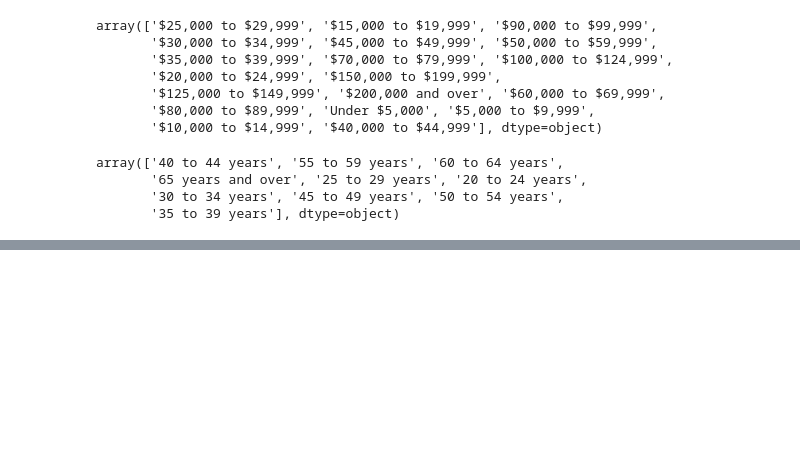
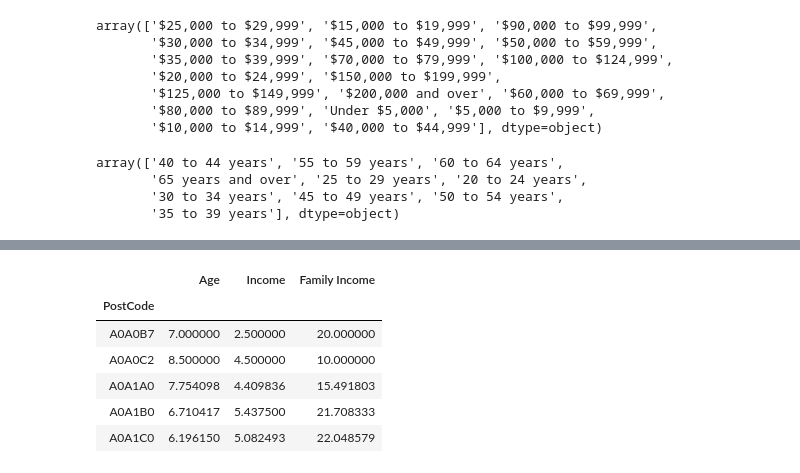
Before and after one commit to superyang713/Synthetic_Data_Generation, a Jupyter notebook: demographics_data_preprocessing_1.ipynb, the cells around one changed output, grey strips where cells are left out. Saved outputs shown, nothing was run; the diff lists cells and outputs as text; code cells hidden in the pictures; blank space fills up the shorter version.

```diff
--- a/demographics_data_preprocessing_1.ipynb
+++ b/demographics_data_preprocessing_1.ipynb
@@ -334,0 +398,10 @@ ordered_age = {
+# %%
+df_ordinal_agg.head()
+# %% [output]
+|  | Age | Income | Family Income |
+| PostCode |  |  |  |
+| A0A0B7 | 7.000000 | 2.500000 | 20.000000 |
+| A0A0C2 | 8.500000 | 4.500000 | 10.000000 |
+| A0A1A0 | 7.754098 | 4.409836 | 15.491803 |
+| A0A1B0 | 6.710417 | 5.437500 | 21.708333 |
+| A0A1C0 | 6.196150 | 5.082493 | 22.048579 |
```
Also changed, not shown: parts of 9 cells of this notebook, 2 other files.
